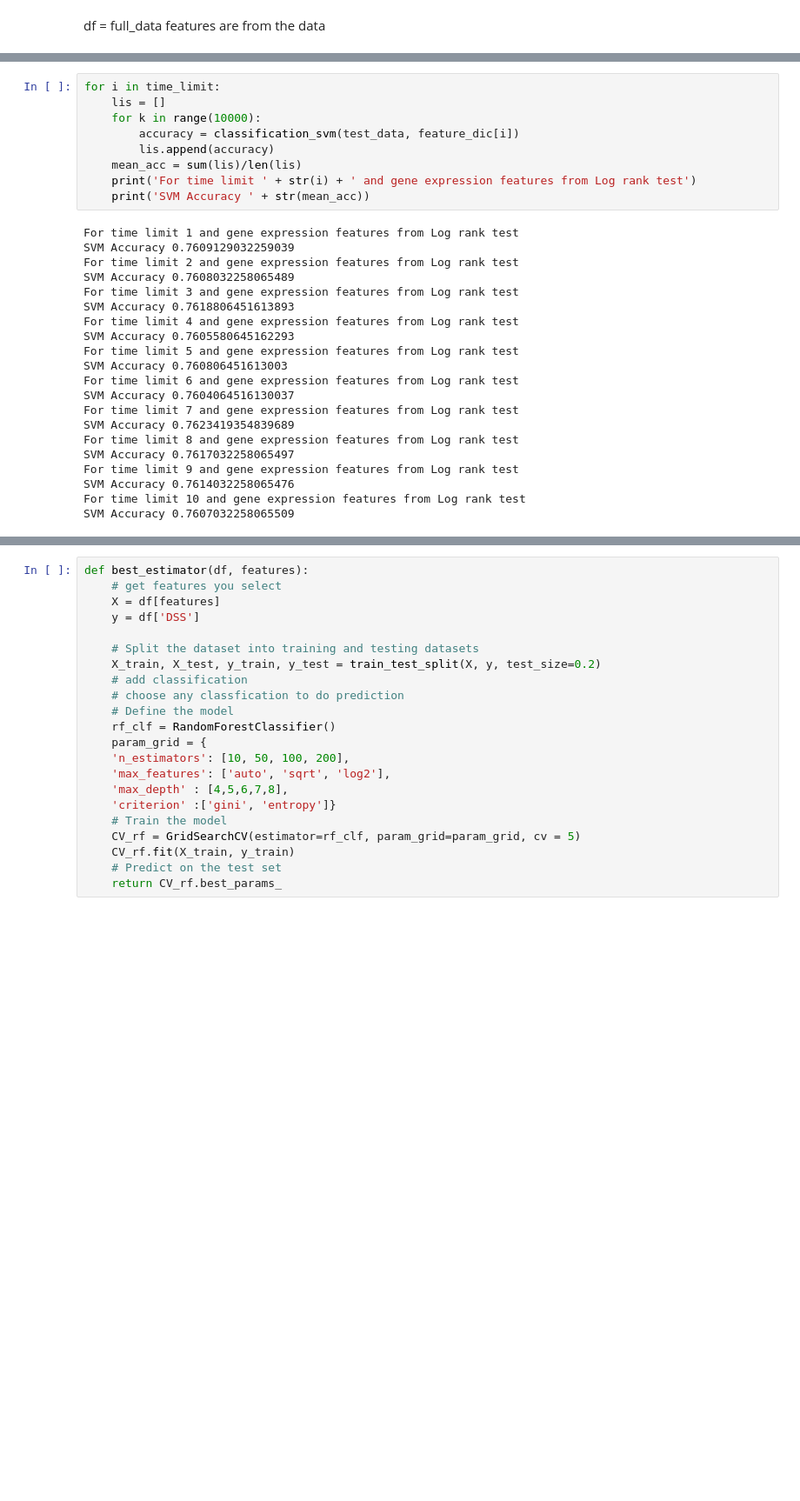
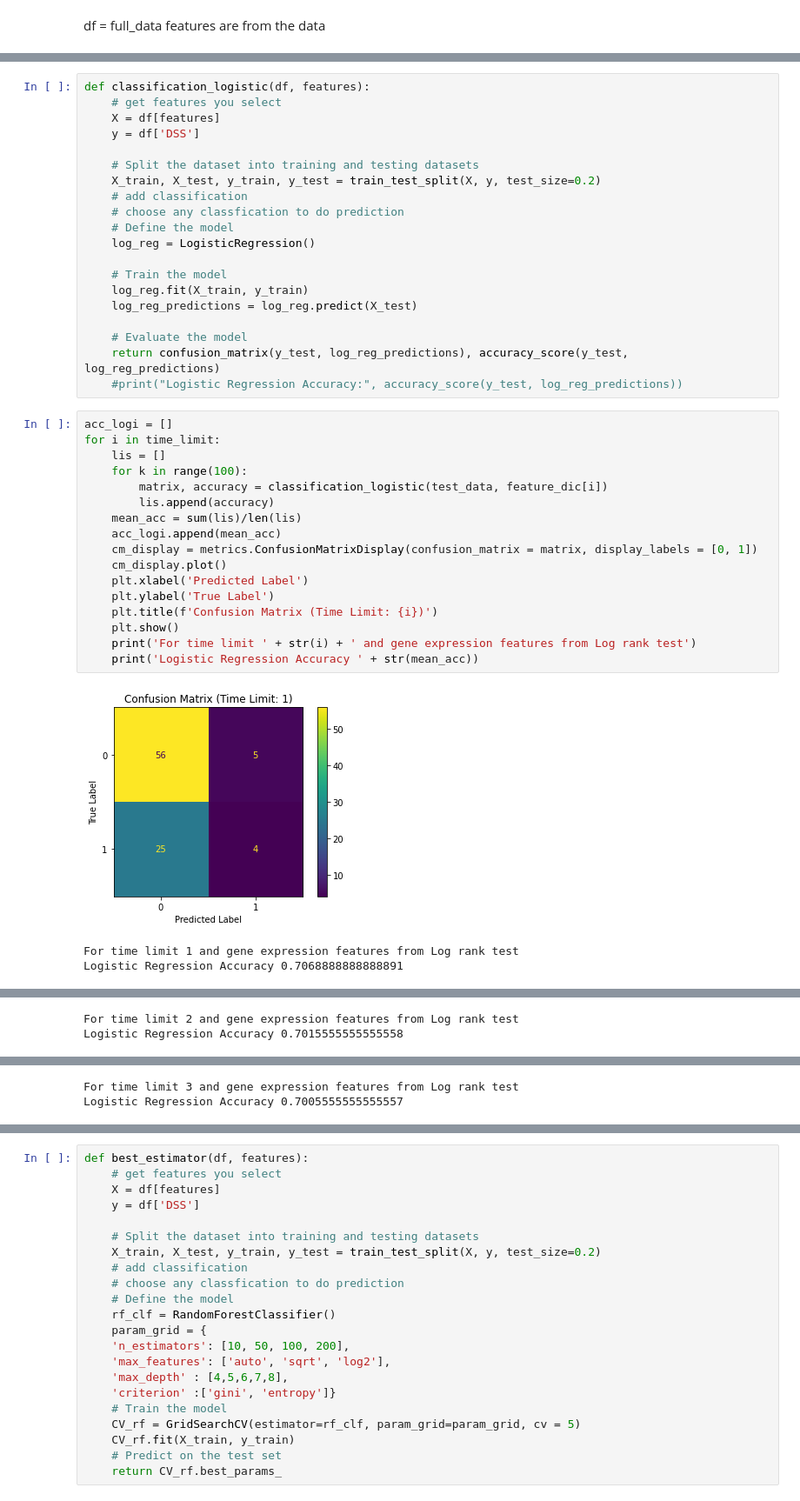
Before and after one commit to Enable72/ECE204_final_project, a Jupyter notebook: logrank_genes.ipynb, the cells around one changed output, grey strips where cells are left out. Shown: that part at 87% size. Saved outputs shown, nothing was run; the diff lists cells and outputs as text; blank space fills up the shorter version.

```diff
--- a/logrank_genes.ipynb
+++ b/logrank_genes.ipynb
@@ -237,30 +190,41 @@ SVM Accuracy0.763548387096774
-# %%
-for i in time_limit:
-    lis = []
-    for k in range(10000):
-        accuracy = classification_svm(test_data, feature_dic[i])
-        lis.append(accuracy)
-    mean_acc = sum(lis)/len(lis)
-    print('For time limit ' + str(i) + ' and gene expression features from Log rank test')
-    print('SVM Accuracy ' + str(mean_acc))
-# %% [output]
-For time limit 1 and gene expression features from Log rank test
-SVM Accuracy 0.7609129032259039
-For time limit 2 and gene expression features from Log rank test
-SVM Accuracy 0.7608032258065489
-For time limit 3 and gene expression features from Log rank test
-SVM Accuracy 0.7618806451613893
-For time limit 4 and gene expression features from Log rank test
-SVM Accuracy 0.7605580645162293
-For time limit 5 and gene expression features from Log rank test
-SVM Accuracy 0.760806451613003
-For time limit 6 and gene expression features from Log rank test
-SVM Accuracy 0.7604064516130037
-For time limit 7 and gene expression features from Log rank test
-SVM Accuracy 0.7623419354839689
-For time limit 8 and gene expression features from Log rank test
-SVM Accuracy 0.7617032258065497
-For time limit 9 and gene expression features from Log rank test
-SVM Accuracy 0.7614032258065476
-For time limit 10 and gene expression features from Log rank test
-SVM Accuracy 0.7607032258065509
+# %%
+def classification_logistic(df, features):
+    # get features you select
+    X = df[features]
+    y = df['DSS']
+
+    # Split the dataset into training and testing datasets
+    X_train, X_test, y_train, y_test = train_test_split(X, y, test_size=0.2)
+    # add classification
+    # choose any classfication to do prediction
+    # Define the model
+    log_reg = LogisticRegression()
+
+    # Train the model
+    log_reg.fit(X_train, y_train)
+    log_reg_predictions = log_reg.predict(X_test)
+
+    # Evaluate the model
+    return confusion_matrix(y_test, log_reg_predictions), accuracy_score(y_test, log_reg_predictions)
+    #print("Logistic Regression Accuracy:", accuracy_score(y_test, log_reg_predictions))
+# %%
+acc_logi = []
+for i in time_limit:
+    lis = []
+    for k in range(100):
+        matrix, accuracy = classification_logistic(test_data, feature_dic[i])
+        lis.append(accuracy)
+    mean_acc = sum(lis)/len(lis)
+    acc_logi.append(mean_acc)
+    cm_display = metrics.ConfusionMatrixDisplay(confusion_matrix = matrix, display_labels = [0, 1])
+    cm_display.plot()
+    plt.xlabel('Predicted Label')
+    plt.ylabel('True Label')
+    plt.title(f'Confusion Matrix (Time Limit: {i})')
+    plt.show()
+    print('For time limit ' + str(i) + ' and gene expression features from Log rank test')
+    print('Logistic Regression Accuracy ' + str(mean_acc))
+# %% [output]
+[figure, added]
+For time limit 1 and gene expression features from Log rank test
+Logistic Regression Accuracy 0.7068888888888891
@@ -266,0 +232,2 @@ SVM Accuracy 0.7607032258065509
+For time limit 2 and gene expression features from Log rank test
+Logistic Regression Accuracy 0.7015555555555558
@@ -266,0 +235,2 @@ SVM Accuracy 0.7607032258065509
+For time limit 3 and gene expression features from Log rank test
+Logistic Regression Accuracy 0.7005555555555557
```
Also changed, not shown: parts of 20 cells of this notebook.
